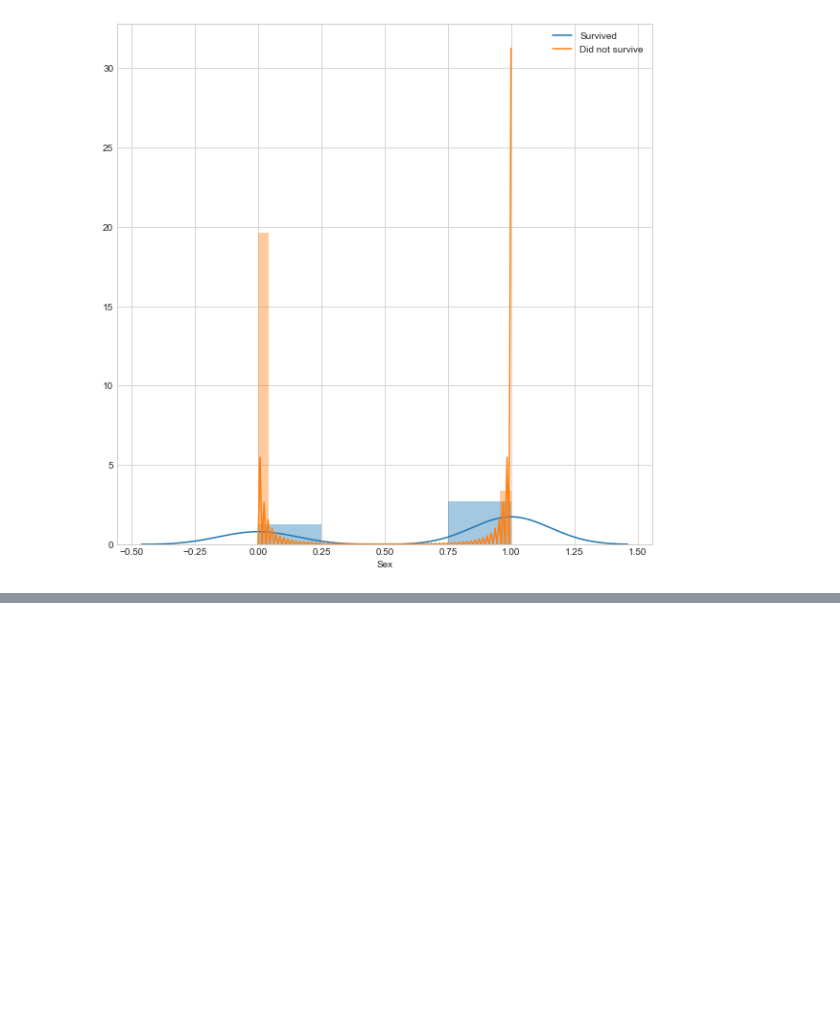
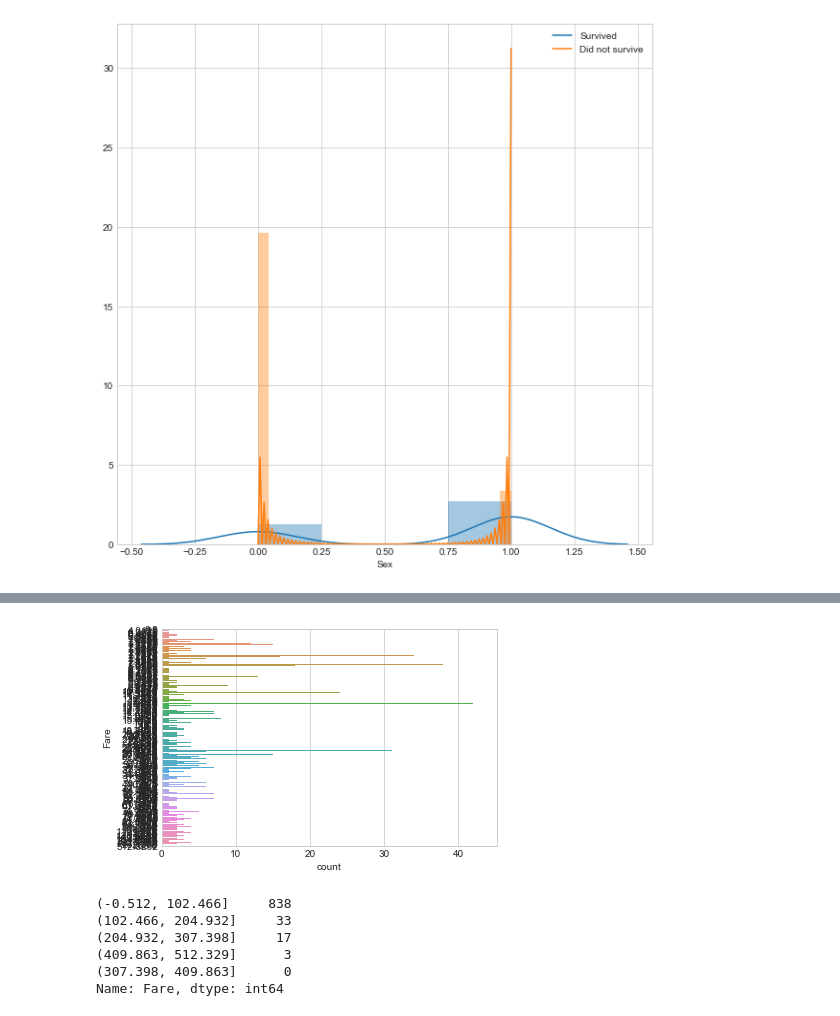
Before and after one commit to ethantilley/Kaggle-Titanic, a Jupyter notebook: Titanic-Survival-Predictor.ipynb, the cells around one changed output, grey strips where cells are left out. Cells and saved outputs as stored; diff of their text form; code cells hidden in the pictures; blank space fills up the shorter version.

```diff
--- a/Titanic-Survival-Predictor.ipynb
+++ b/Titanic-Survival-Predictor.ipynb
@@ -127,0 +242,5 @@ seaborn.distplot(df_bin.loc[df_bin['Survived'] == 0]['Sex'], kde_kws={'label': '
+# %%
+# How many different values of Fare are there?
+seaborn.countplot(y="Fare", data=train);
+# %% [output]
+[figure, added]
@@ -127,0 +251,10 @@ seaborn.distplot(df_bin.loc[df_bin['Survived'] == 0]['Sex'], kde_kws={'label': '
+# %%
+# What do our Fare bins look like?
+df_bin.Fare.value_counts()
+# %% [output]
+(-0.512, 102.466]     838
+(102.466, 204.932]     33
+(204.932, 307.398]     17
+(409.863, 512.329]      3
+(307.398, 409.863]      0
+Name: Fare, dtype: int64
```
Also changed, not shown: parts of 47 cells of this notebook.
